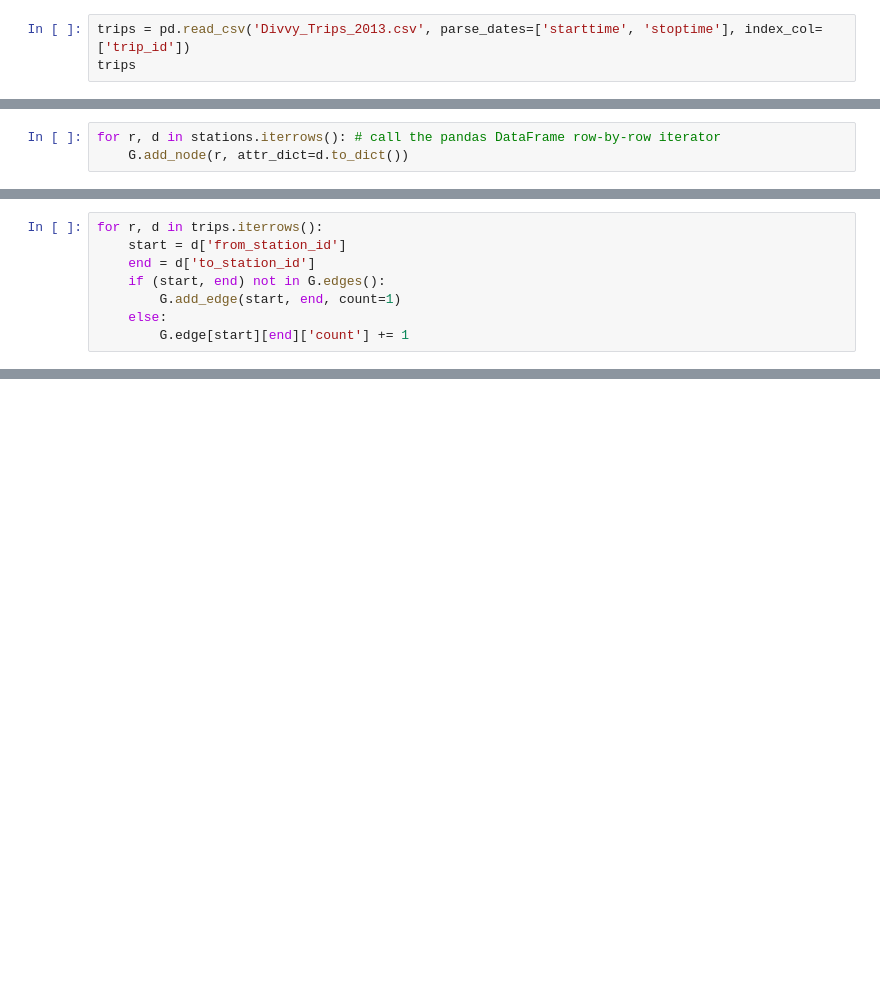
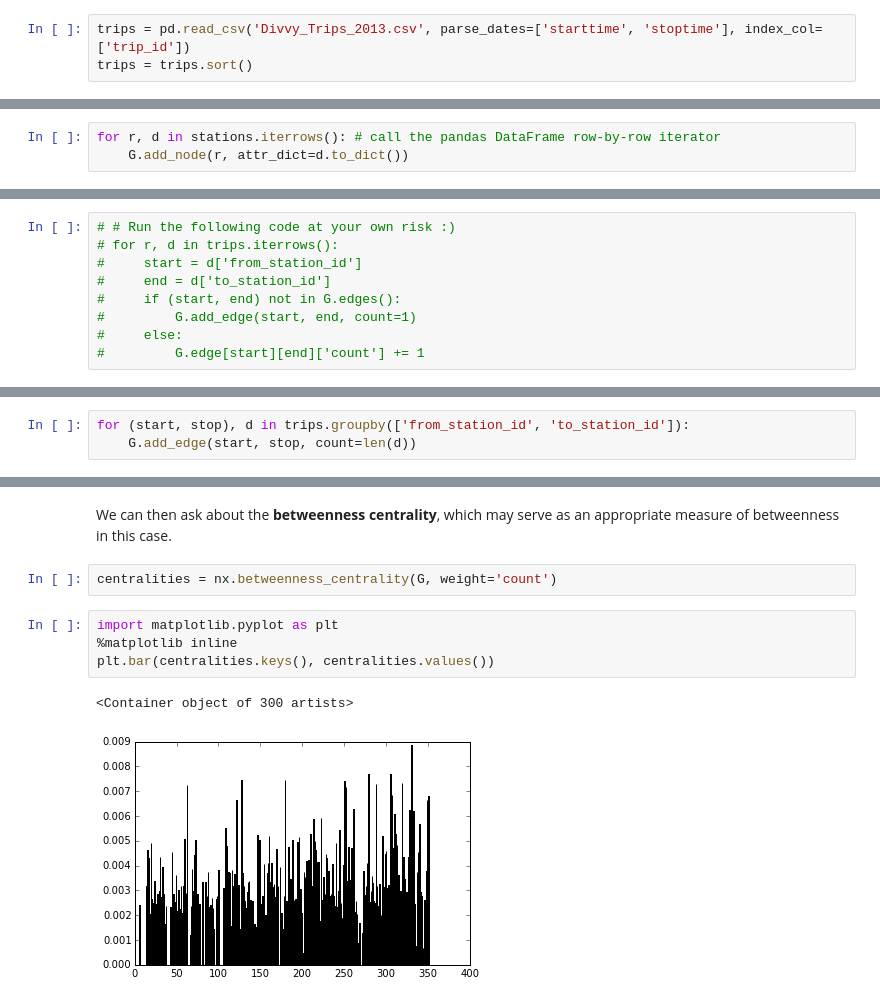
Before and after one commit to ericmjl/Network-Analysis-Made-Simple, a Jupyter notebook: 6. Loading and Saving Data.ipynb, the cells around one changed output, grey strips where cells are left out. Saved outputs shown, nothing was run; the diff lists cells and outputs as text; blank space fills up the shorter version.

```diff
--- a/6. Loading and Saving Data.ipynb
+++ b/6. Loading and Saving Data.ipynb
@@ -46,7 +46,7 @@ stations
 300 rows × 6 columns
 # %%
 trips = pd.read_csv('Divvy_Trips_2013.csv', parse_dates=['starttime', 'stoptime'], index_col=['trip_id'])
-trips
+trips = trips.sort()
 # %% [output]
 |  | starttime | stoptime | bikeid | tripduration | from_station_id | from_station_name | to_station_id | ... |
 | trip_id |  |  |  |  |  |  |  | ... |
@@ -83,8 +85,9 @@ In order to answer the question of "which stations are important", we need to sp
 # %%
-for r, d in trips.iterrows():
-    start = d['from_station_id']
-    end = d['to_station_id']
-    if (start, end) not in G.edges():
-        G.add_edge(start, end, count=1)
-    else:
-        G.edge[start][end]['count'] += 1
+# # Run the following code at your own risk :)
+# for r, d in trips.iterrows():
+#     start = d['from_station_id']
+#     end = d['to_station_id']
+#     if (start, end) not in G.edges():
+#         G.add_edge(start, end, count=1)
+#     else:
+#         G.edge[start][end]['count'] += 1
@@ -92,0 +94,3 @@ KeyboardInterrupt:
+# %%
+for (start, stop), d in trips.groupby(['from_station_id', 'to_station_id']):
+    G.add_edge(start, stop, count=len(d))
@@ -92,0 +117,11 @@ KeyboardInterrupt:
+# %% [markdown]
+We can then ask about the **betweenness centrality**, which may serve as an appropriate measure of betweenness in this case.
+# %%
+centralities = nx.betweenness_centrality(G, weight='count')
+# %%
+import matplotlib.pyplot as plt
+%matplotlib inline
+plt.bar(centralities.keys(), centralities.values())
+# %% [output]
+<Container object of 300 artists>
+[figure, added]
```
Also changed, not shown: parts of 5 cells of this notebook.
